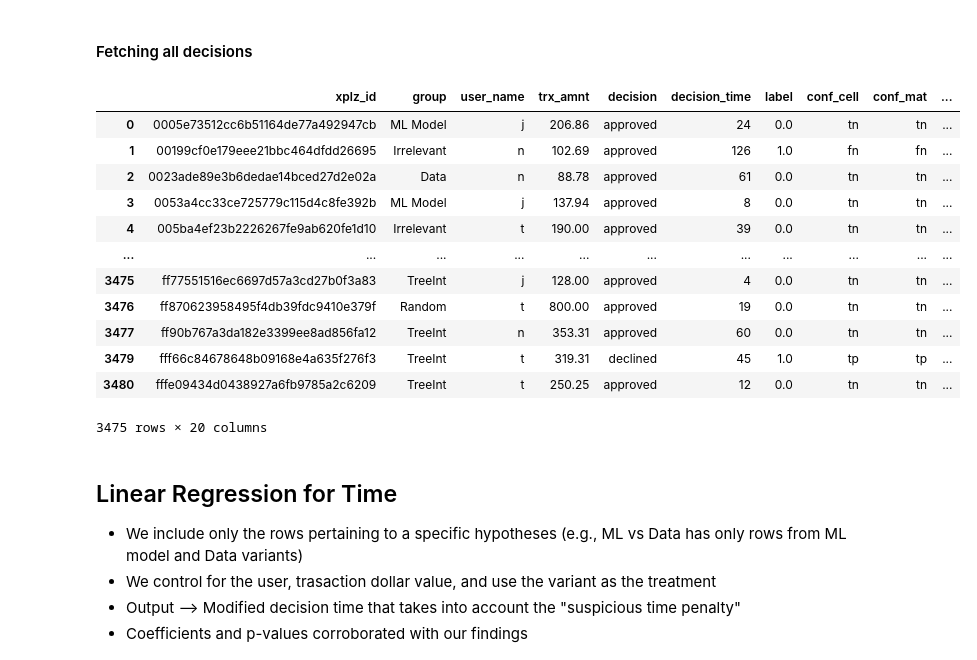
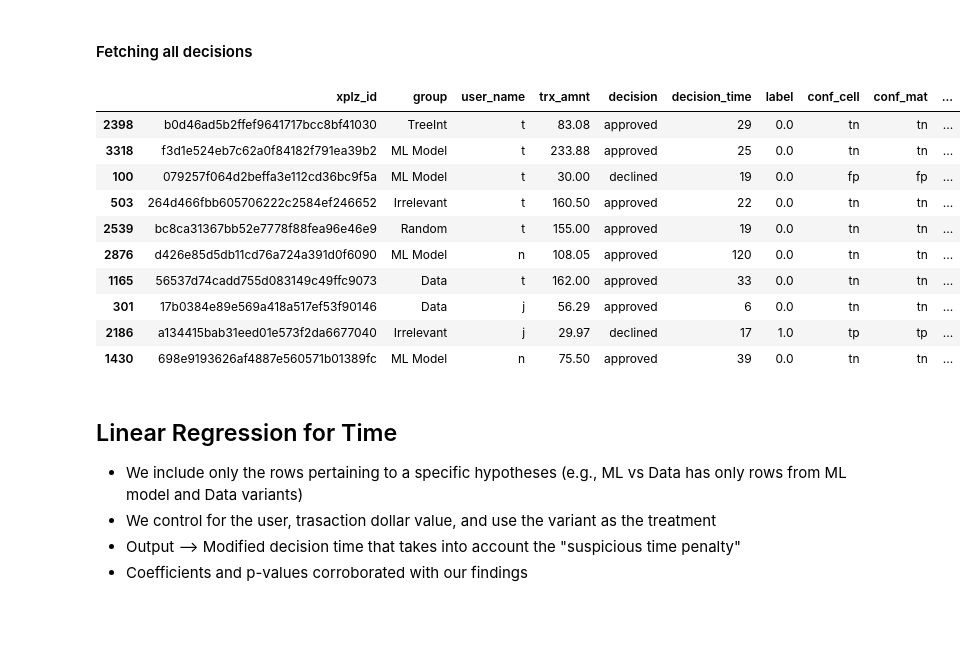
Before and after one commit to dssg/feedzai-analysis, a Jupyter notebook: src/notebooks/linear_models_v3.ipynb, the cells around one changed output. Cells and saved outputs as stored; diff of their text form; code cells hidden in the pictures; blank space fills up the shorter version.

```diff
--- a/src/notebooks/linear_models_v3.ipynb
+++ b/src/notebooks/linear_models_v3.ipynb
@@ -81,21 +81,19 @@ all_decisions['group_exp_combined'] = all_decisions.apply(
     axis=1
 )
 # %%
-all_decisions
+all_decisions.sample(10)
 # %% [output]
 |  | xplz_id | group | user_name | trx_amnt | decision | decision_time | label | conf_cell | conf_mat | ... |
-| 0 | 0005e73512cc6b51164de77a492947cb | ML Model | j | 206.86 | approved | 24 | 0.0 | tn | tn | ... |
-| 1 | 00199cf0e179eee21bbc464dfdd26695 | Irrelevant | n | 102.69 | approved | 126 | 1.0 | fn | fn | ... |
-| 2 | 0023ade89e3b6dedae14bced27d2e02a | Data | n | 88.78 | approved | 61 | 0.0 | tn | tn | ... |
-| 3 | 0053a4cc33ce725779c115d4c8fe392b | ML Model | j | 137.94 | approved | 8 | 0.0 | tn | tn | ... |
-| 4 | 005ba4ef23b2226267fe9ab620fe1d10 | Irrelevant | t | 190.00 | approved | 39 | 0.0 | tn | tn | ... |
-| ... | ... | ... | ... | ... | ... | ... | ... | ... | ... | ... |
-| 3475 | ff77551516ec6697d57a3cd27b0f3a83 | TreeInt | j | 128.00 | approved | 4 | 0.0 | tn | tn | ... |
-| 3476 | ff870623958495f4db39fdc9410e379f | Random | t | 800.00 | approved | 19 | 0.0 | tn | tn | ... |
-| 3477 | ff90b767a3da182e3399ee8ad856fa12 | TreeInt | n | 353.31 | approved | 60 | 0.0 | tn | tn | ... |
-| 3479 | fff66c84678648b09168e4a635f276f3 | TreeInt | t | 319.31 | declined | 45 | 1.0 | tp | tp | ... |
-| 3480 | fffe09434d0438927a6fb9785a2c6209 | TreeInt | t | 250.25 | approved | 12 | 0.0 | tn | tn | ... |
+| 2398 | b0d46ad5b2ffef9641717bcc8bf41030 | TreeInt | t | 83.08 | approved | 29 | 0.0 | tn | tn | ... |
+| 3318 | f3d1e524eb7c62a0f84182f791ea39b2 | ML Model | t | 233.88 | approved | 25 | 0.0 | tn | tn | ... |
+| 100 | 079257f064d2beffa3e112cd36bc9f5a | ML Model | t | 30.00 | declined | 19 | 0.0 | fp | fp | ... |
+| 503 | 264d466fbb605706222c2584ef246652 | Irrelevant | t | 160.50 | approved | 22 | 0.0 | tn | tn | ... |
+| 2539 | bc8ca31367bb52e7778f88fea96e46e9 | Random | t | 155.00 | approved | 19 | 0.0 | tn | tn | ... |
+| 2876 | d426e85d5db11cd76a724a391d0f6090 | ML Model | n | 108.05 | approved | 120 | 0.0 | tn | tn | ... |
+| 1165 | 56537d74cadd755d083149c49ffc9073 | Data | t | 162.00 | approved | 33 | 0.0 | tn | tn | ... |
+| 301 | 17b0384e89e569a418a517ef53f90146 | Data | j | 56.29 | approved | 6 | 0.0 | tn | tn | ... |
+| 2186 | a134415bab31eed01e573f2da6677040 | Irrelevant | j | 29.97 | declined | 17 | 1.0 | tp | tp | ... |
+| 1430 | 698e9193626af4887e560571b01389fc | ML Model | n | 75.50 | approved | 39 | 0.0 | tn | tn | ... |
-3475 rows × 20 columns
 # %% [markdown]
 ## Linear Regression for Time
 
```
Also changed, not shown: parts of 15 cells of this notebook.
